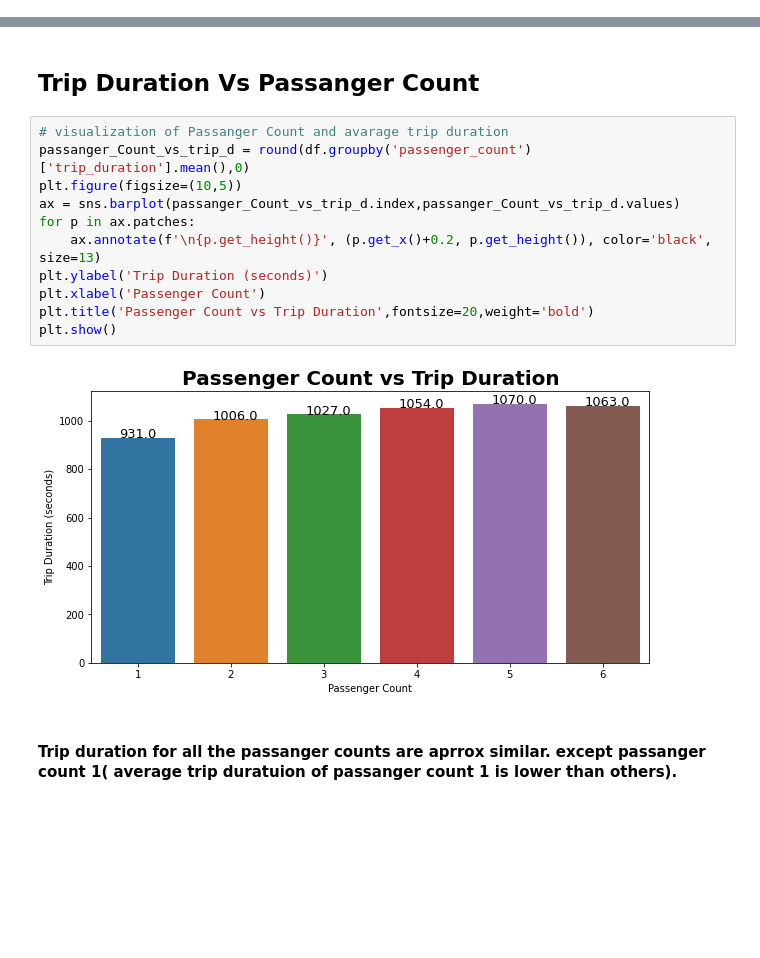
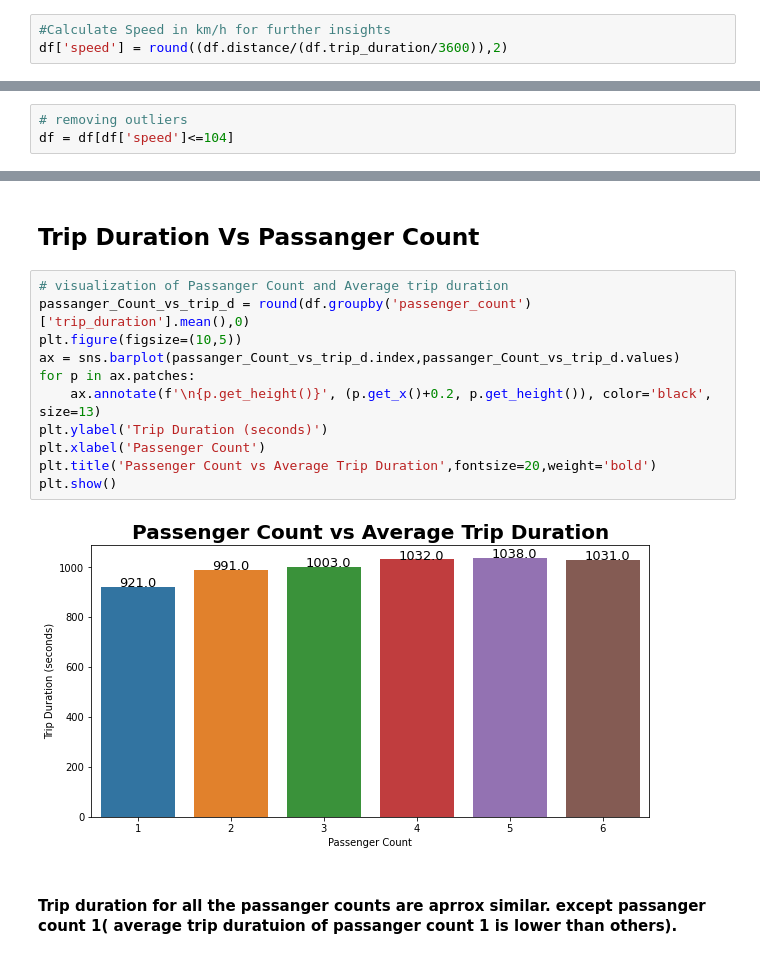
Before and after one commit to Kishan459/NYC-Taxi-Trip-Time_prediction, a Jupyter notebook: NYC_Taxi_Trip_Time_Prediction_Capstone_Project.ipynb, the cells around one changed output, grey strips where cells are left out. Drawn from its saved outputs; the diff is of its cells as text; blank space fills up the shorter version.

```diff
--- a/NYC_Taxi_Trip_Time_Prediction_Capstone_Project.ipynb
+++ b/NYC_Taxi_Trip_Time_Prediction_Capstone_Project.ipynb
@@ -161,6 +161,9 @@ def calculate_distance(df):
 # %%
 # calculating distance
 df['distance'] = df.apply(lambda x : calculate_distance(x),axis=1)
+# %%
+#Calculate Speed in km/h for further insights
+df['speed'] = round((df.distance/(df.trip_duration/3600)),2)
 # %%
 df.head()
 # %% [output]
@@ -450,0 +479,3 @@ sns.boxplot(df['distance'])
+# %%
+# removing outliers
+df = df[df['speed']<=104]
@@ -505,18 +547,18 @@ plt.show()
 # %% [markdown]
 ## Trip Duration Vs Passanger Count
 # %%
-# visualization of Passanger Count and avarage trip duration
+# visualization of Passanger Count and Average trip duration
 passanger_Count_vs_trip_d = round(df.groupby('passenger_count')['trip_duration'].mean(),0)
 plt.figure(figsize=(10,5))
 ax = sns.barplot(passanger_Count_vs_trip_d.index,passanger_Count_vs_trip_d.values)
 for p in ax.patches:
     ax.annotate(f'\n{p.get_height()}', (p.get_x()+0.2, p.get_height()), color='black', size=13)
 plt.ylabel('Trip Duration (seconds)')
 plt.xlabel('Passenger Count')
-plt.title('Passenger Count vs Trip Duration',fontsize=20,weight='bold')
+plt.title('Passenger Count vs Average Trip Duration',fontsize=20,weight='bold')
 plt.show()
 # %% [output]
-[figure, old version]
+[figure, new version]
 # %% [markdown]
 #### Trip duration for all the passanger counts are aprrox similar. except passanger count 1( average trip duratuion of passanger count 1 is lower than others).
 # %% [markdown]
```
Also changed, not shown: parts of 54 cells of this notebook.
